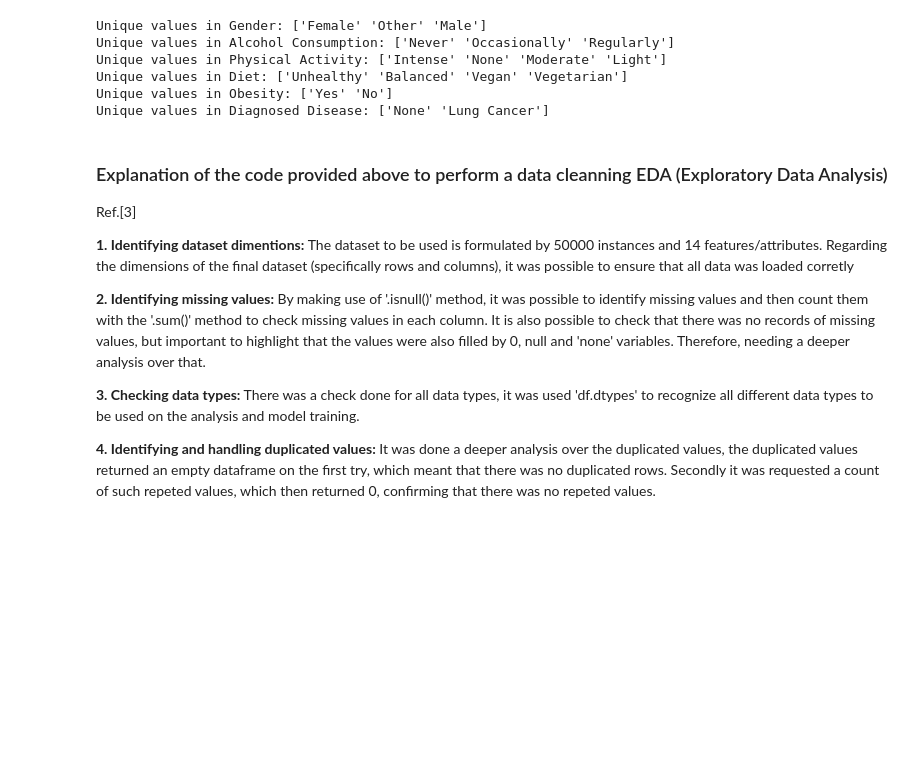
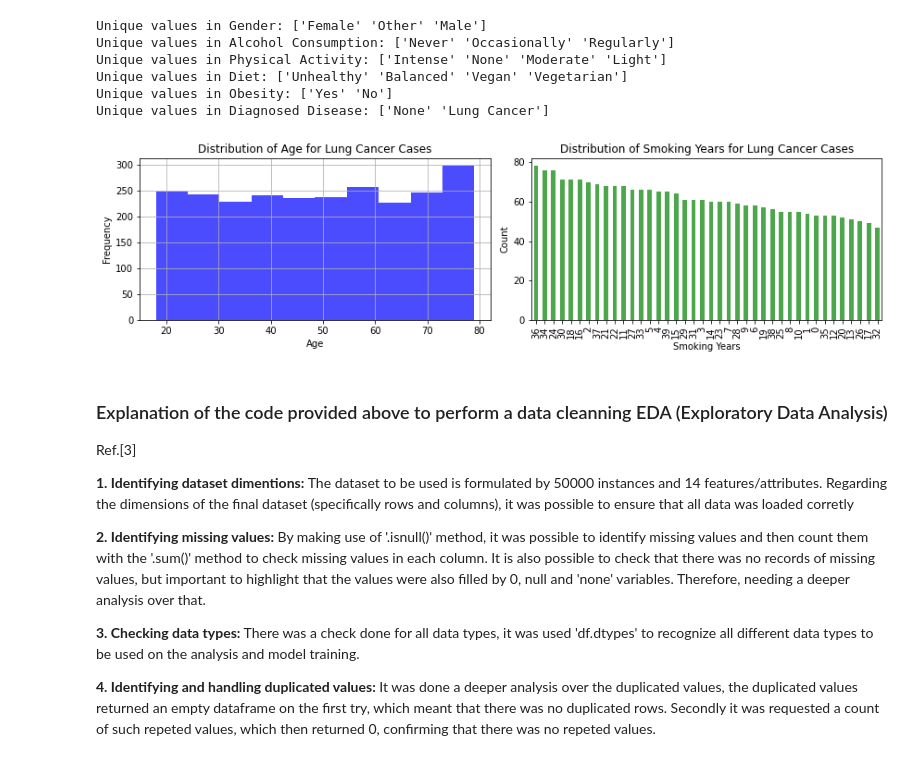
Before and after one commit to luizaalbuquerque/Strategic-Analysis, a Jupyter notebook: Final-Project.ipynb, the cells around one changed output. Drawn from its saved outputs; the diff is of its cells as text; code cells hidden in the pictures; blank space fills up the shorter version.

```diff
--- a/Final-Project.ipynb
+++ b/Final-Project.ipynb
@@ -119,6 +119,38 @@ Unique values in Physical Activity: ['Intense' 'None' 'Moderate' 'Light']
 Unique values in Diet: ['Unhealthy' 'Balanced' 'Vegan' 'Vegetarian']
 Unique values in Obesity: ['Yes' 'No']
 Unique values in Diagnosed Disease: ['None' 'Lung Cancer']
+# %%
+# Filter dataset to include only relevant columns
+selected_columns = ["Age", "Gender", "Smoking Years", "Physical Activity", "Diet", "Diagnosed Disease"]
+lung_cancer_data = df[selected_columns]
+
+# EDA and visualization
+# You can perform data analysis and visualization specific to lung cancer rates and lifestyle factors here
+
+# For example, you can create histograms, bar plots, or other visualizations to explore the relationships between lifestyle factors and lung cancer rates
+# Example:
+plt.figure(figsize=(12, 6))
+
+# Histogram of Age for lung cancer cases
+plt.subplot(2, 2, 1)
+lung_cancer_data[lung_cancer_data["Diagnosed Disease"] == "Lung Cancer"]["Age"].hist(color='blue', alpha=0.7)
+plt.xlabel("Age")
+plt.ylabel("Frequency")
+plt.title("Distribution of Age for Lung Cancer Cases")
+
+# Bar plot of Smoking Years for lung cancer cases
+plt.subplot(2, 2, 2)
+lung_cancer_data[lung_cancer_data["Diagnosed Disease"] == "Lung Cancer"]["Smoking Years"].value_counts().plot(kind='bar', color='green', alpha=0.7)
+plt.xlabel("Smoking Years")
+plt.ylabel("Count")
+plt.title("Distribution of Smoking Years for Lung Cancer Cases")
+
+# Additional plots for other lifestyle factors can be added similarly
+
+plt.tight_layout()
+plt.show()
+# %% [output]
+[figure, added]
 # %% [markdown]
 <h3> Explanation of the code provided above to perform a data cleanning EDA (Exploratory Data Analysis) </h3>
 <p> Ref.[3] </p>
```
Also changed, not shown: parts of 2 cells of this notebook.
